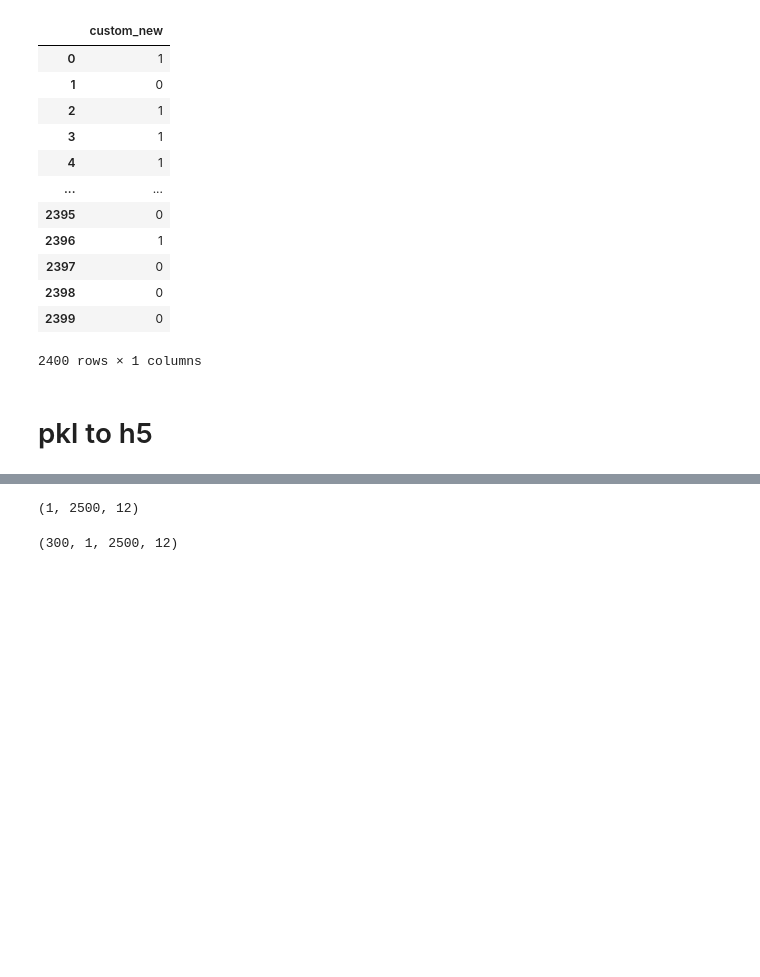
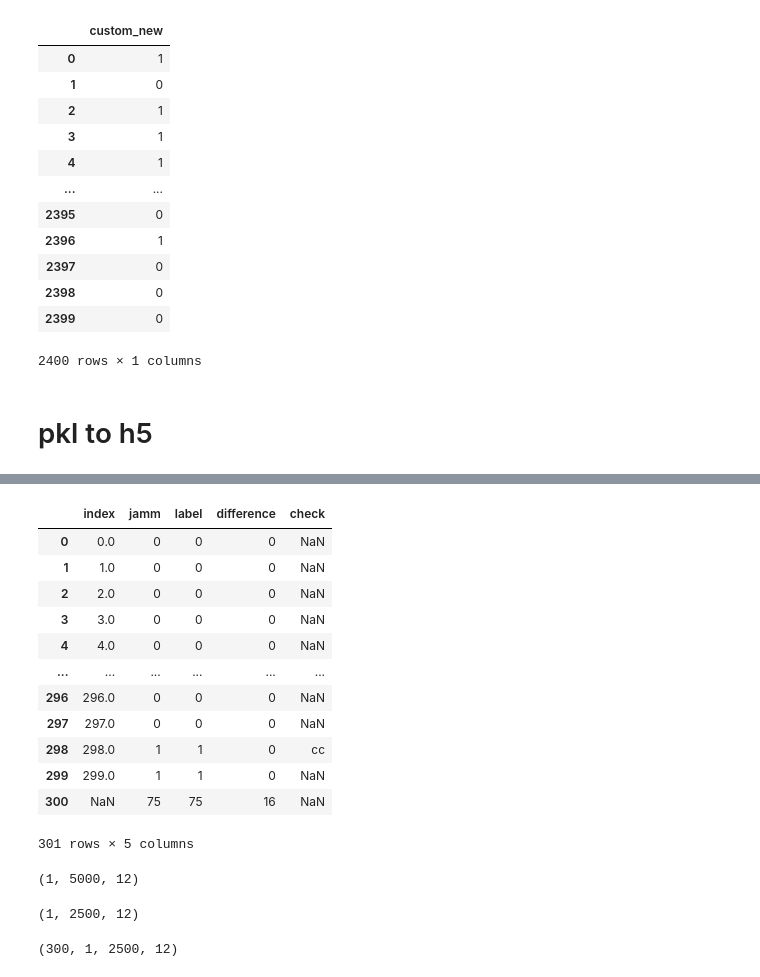
Before and after one commit to LEEHM97/Artifact-Detection-In-ECG, a Jupyter notebook: preprocessing.ipynb, the cells around one changed output, grey strips where cells are left out. Drawn from its saved outputs; the diff is of its cells as text; code cells hidden in the pictures; blank space fills up the shorter version.

Commit message:
feat: Add public label (jamm) code

```diff
--- a/preprocessing.ipynb
+++ b/preprocessing.ipynb
@@ -134,3 +134,6 @@ with open("./dataset/Signal_Test_Public.pkl", 'rb') as f:
 # label
 # df = pd.read_csv("./label/public_test_label.csv")
 df = pd.read_excel("./label/public_test_label.xlsx")
+df_jamm = pd.read_excel("./label/public_test_label_jamm.xlsx")
+# %%
+df_jamm['check'] = df['check']
@@ -137,3 +156,19 @@ df = pd.read_excel("./label/public_test_label.xlsx")
+# %%
+df_jamm
+# %% [output]
+|  | index | jamm | label | difference | check |
+| 0 | 0.0 | 0 | 0 | 0 | NaN |
+| 1 | 1.0 | 0 | 0 | 0 | NaN |
+| 2 | 2.0 | 0 | 0 | 0 | NaN |
+| 3 | 3.0 | 0 | 0 | 0 | NaN |
+| 4 | 4.0 | 0 | 0 | 0 | NaN |
+| ... | ... | ... | ... | ... | ... |
+| 296 | 296.0 | 0 | 0 | 0 | NaN |
+| 297 | 297.0 | 0 | 0 | 0 | NaN |
+| 298 | 298.0 | 1 | 1 | 0 | cc |
+| 299 | 299.0 | 1 | 1 | 0 | NaN |
+| 300 | NaN | 75 | 75 | 16 | NaN |
+301 rows × 5 columns
 # %%
 test_signal = np.array(signal)
 
@@ -141 +177,29 @@ label = np.array(df['label'].to_list())
+# %%
+# 500 Hz
+
+cnt = 0
+p_ecg = []
+
+for ecg_data in tqdm(test_signal):
+    sub = []
+    trial = []
+    for ch in range(ecg_data.shape[1]):
+        # data = resampling(ecg_data[:,ch], freq=500, kind='linear')
+        data = ecg_data[:, ch]
+        trial.append(data)
+
+    trial = np.array(trial).T
+    # trial_norm = normalize(trial)
+    sub.append(trial)
+
+    sub = np.array(sub)
+    sub = sub.reshape(-1, 5000, sub.shape[-1])
+    p_ecg.append(sub)
+    # np.save('./dataset/KMedicon/Feature/feature_{}.npy'.format(cnt), sub)
+
+    cnt +=1
+
+print(sub.shape)
+# %% [output]
+(1, 5000, 12)
 # %%
```
Also changed, not shown: parts of 5 cells of this notebook.
